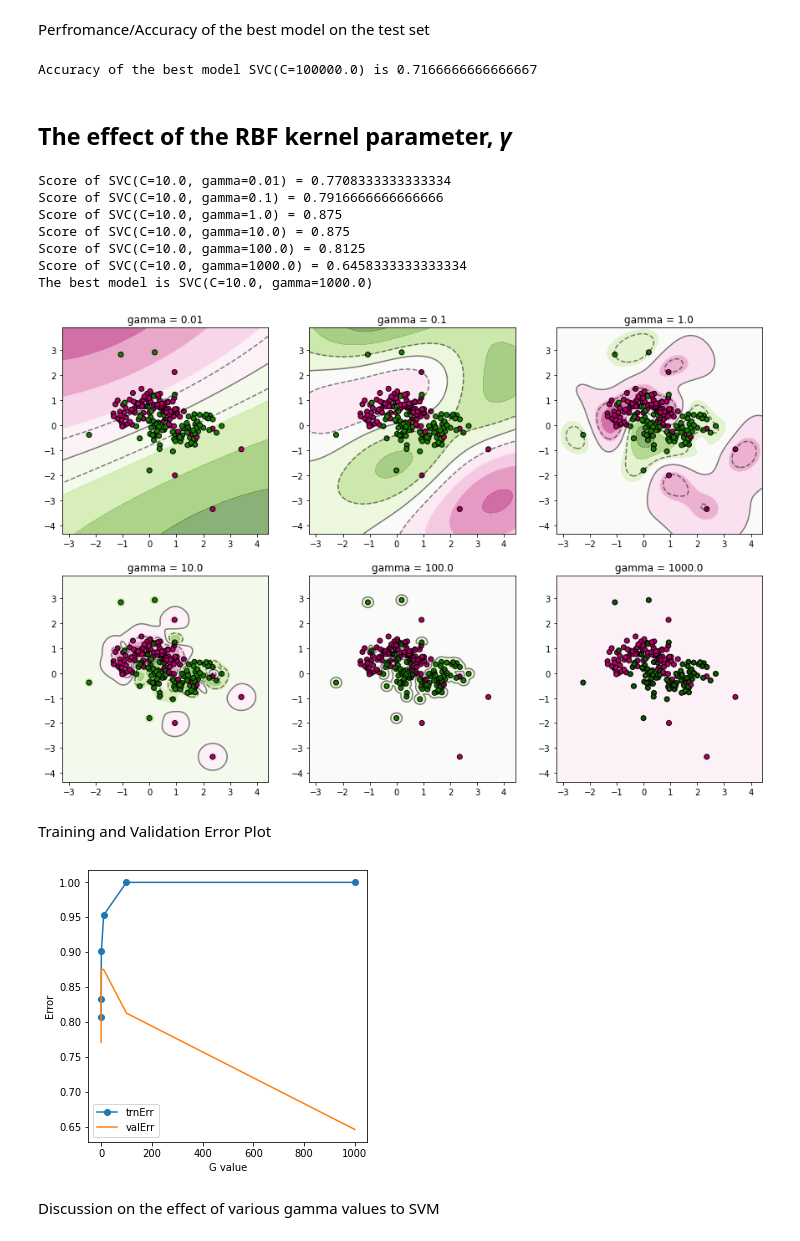
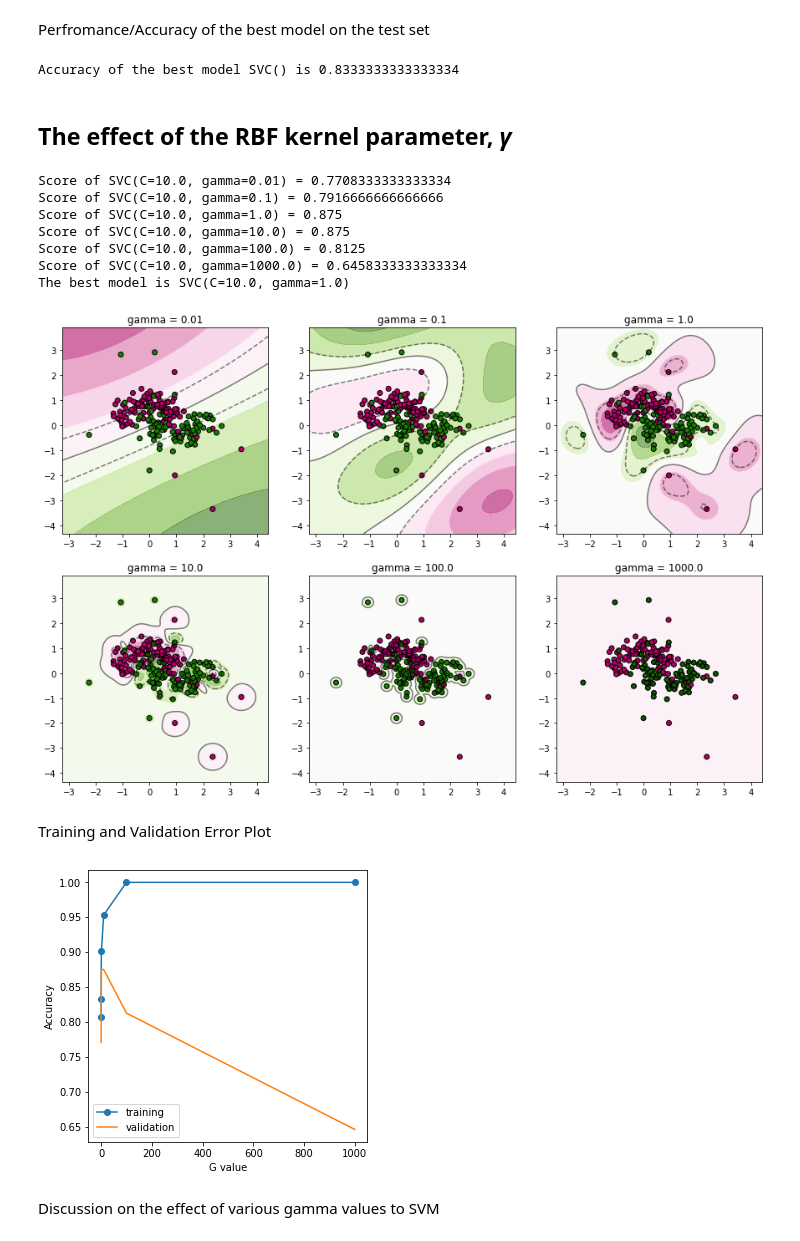
Before and after one commit to quocdat32461997/machine-learning-portfolio, a Jupyter notebook: ml-course/assignment_4/dqn170000_assignment_4.ipynb, the cells around one changed output. Saved outputs shown, nothing was run; the diff lists cells and outputs as text; code cells hidden in the pictures.

```diff
--- a/ml-course/assignment_4/dqn170000_assignment_4.ipynb
+++ b/ml-course/assignment_4/dqn170000_assignment_4.ipynb
@@ -100,6 +100,7 @@ for C in C_values:
     print("Score of {} = {}".format(models[C], score))
     if score > max_score:
         best_model = models[C]
+        max_score = score
 print("The best model is {}".format(best_model))
 # %% [output]
 Score of SVC(C=0.001) = 0.4583333333333333
@@ -137,7 +138,7 @@ Perfromance/Accuracy of the best model on the test set
 # %%
 print("Accuracy of the best model {} is {}".format(best_model, best_model.score(X_tst, y_tst)))
 # %% [output]
-Accuracy of the best model SVC(C=100000.0) is 0.7166666666666667
+Accuracy of the best model SVC() is 0.8333333333333334
 # %% [markdown]
 ## The effect of the RBF kernel parameter, *γ*
 # %%
@@ -166,6 +167,7 @@ for G in gamma_values:
     print("Score of {} = {}".format(models[G], score))
     if score > max_score:
         best_model = models[G]
+        max_score = score
 print("The best model is {}".format(best_model))
 # %% [output]
 Score of SVC(C=10.0, gamma=0.01) = 0.7708333333333334
@@ -174,21 +176,21 @@ Score of SVC(C=10.0, gamma=1.0) = 0.875
 Score of SVC(C=10.0, gamma=10.0) = 0.875
 Score of SVC(C=10.0, gamma=100.0) = 0.8125
 Score of SVC(C=10.0, gamma=1000.0) = 0.6458333333333334
-The best model is SVC(C=10.0, gamma=1000.0)
+The best model is SVC(C=10.0, gamma=1.0)
 [figure]
 # %% [markdown]
 Training and Validation Error Plot
 # %%
 # plot training error and validation errors of all classifiers
 plt.figure(figsize = (5,5))
 plt.plot(gamma_values, list(trnErr.values()), marker = 'o')
 plt.plot(gamma_values, list(valErr.values()), marker = '')
 plt.xlabel('G value')
-plt.ylabel('Error')
-plt.legend(labels = ['trnErr', 'valErr'])
+plt.ylabel('Accuracy')
+plt.legend(labels = ['training', 'validation'])
 plt.show()
 # %% [output]
-[figure, old version]
+[figure, new version]
 # %% [markdown]
 Discussion on the effect of various gamma values to SVM
 # %% [markdown]
```
Also changed, not shown: parts of 18 cells of this notebook, 1 other file.
